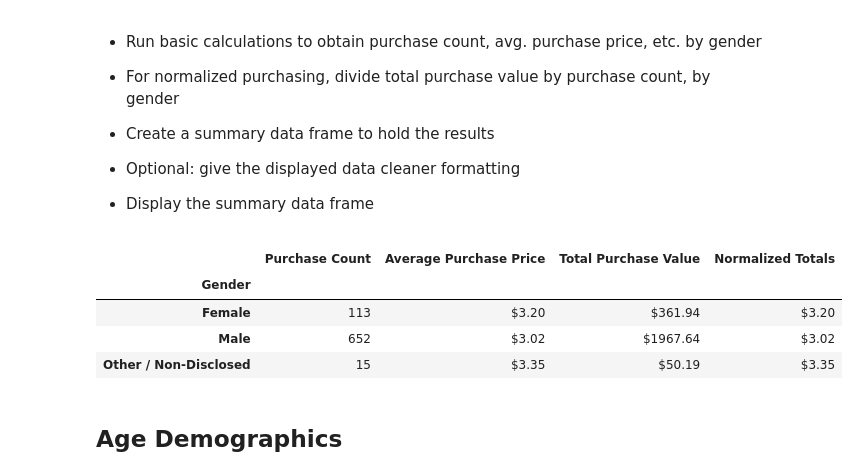
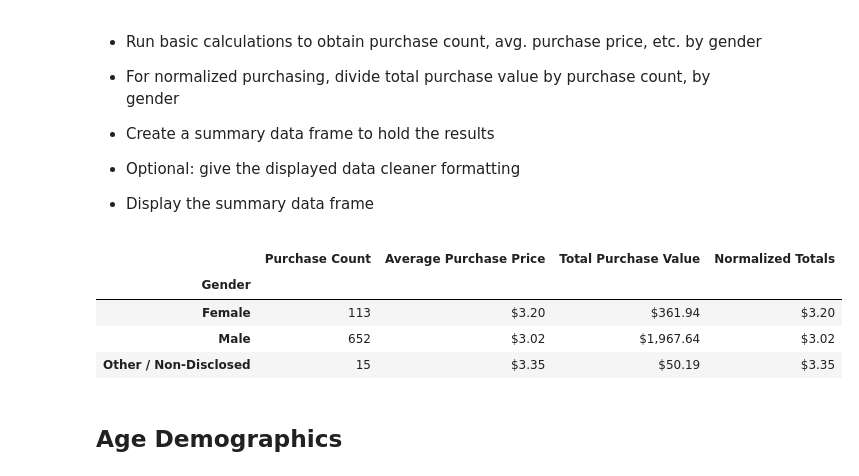
Before and after one commit to josevl6/pandas_analysis, a Jupyter notebook: HeroesOfPymoli_starter_Jose.ipynb, the cells around one changed output. Drawn from its saved outputs; the diff is of its cells as text; code cells hidden in the pictures.

```diff
--- a/HeroesOfPymoli_starter_Jose.ipynb
+++ b/HeroesOfPymoli_starter_Jose.ipynb
@@ -127,28 +130,30 @@ gender_demographics
 # %%
 #Use the same df as before, i.e., gender_demographics
 #Get the avg. price of each gender
 #Get the total $ value by gender
 #Create a new dataframe (purchasing analysis) and include all variables"
 #Change format and include index name
 
 purchasing_analysis = gender_demographics
 
 group_by = purchase_data_df.groupby(["Gender"])
 
 average_price = group_by["Price"].mean()
 total_value = group_by["Price"].sum()
+normalized_value = group_by["Price"].sum() / count_by_gender
 
-purchasing_analysis=pd.DataFrame({"Purchase Count":count_by_gender,"Average Purchase Price":average_price,"Total Purchase Value":total_value,"Normalized Totals":average_price},columns=["Purchase Count","Average Purchase Price","Total Purchase Value","Normalized Totals"])
+purchasing_analysis=pd.DataFrame({"Purchase Count":count_by_gender,"Average Purchase Price":average_price,"Total Purchase Value":total_value,"Normalized Totals":normalized_value},columns=["Purchase Count","Average Purchase Price","Total Purchase Value","Normalized Totals"])
 
-pd.set_option("display.float_format", "${:.2f}".format)
+pd.set_option("display.float_format", "${:,.2f}".format)
+
 purchasing_analysis.index.name = "Gender"
 
 purchasing_analysis
 # %% [output]
 |  | Purchase Count | Average Purchase Price | Total Purchase Value | Normalized Totals |
 | Gender |  |  |  |  |
 | Female | 113 | $3.20 | $361.94 | $3.20 |
-| Male | 652 | $3.02 | $1967.64 | $3.02 |
+| Male | 652 | $3.02 | $1,967.64 | $3.02 |
 | Other / Non-Disclosed | 15 | $3.35 | $50.19 | $3.35 |
 # %% [markdown]
 ## Age Demographics
```
Also changed, not shown: parts of 3 cells of this notebook, 2 other files.
